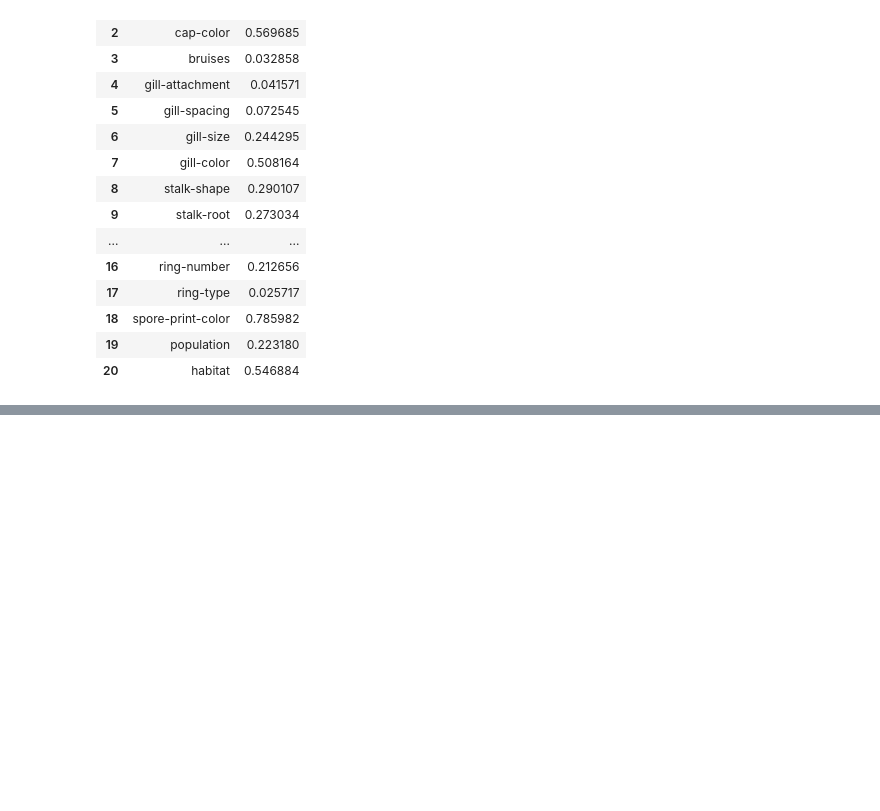
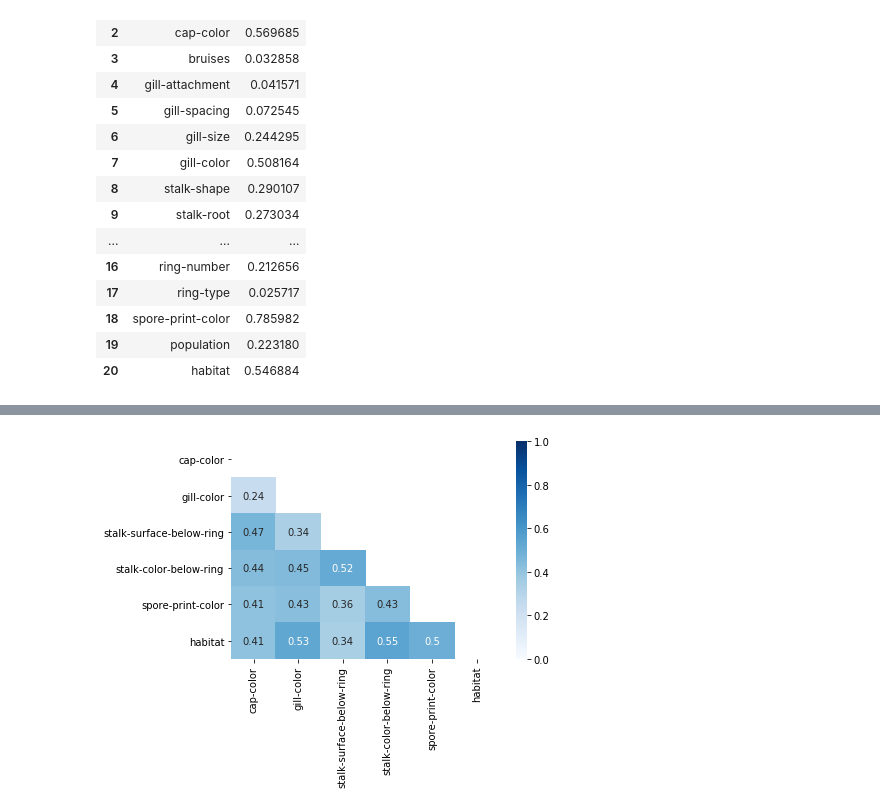
Before and after one commit to spacediver99/PythonDataScience, a Jupyter notebook: MushroomEdibility.ipynb, the cells around one changed output, grey strips where cells are left out. Drawn from its saved outputs; the diff is of its cells as text; code cells hidden in the pictures; blank space fills up the shorter version.

Commit message:
Add files via upload
Choose features that we will use to help us classify edibility of odorless mushrooms.

```diff
--- a/MushroomEdibility.ipynb
+++ b/MushroomEdibility.ipynb
@@ -170,3 +171,9 @@ associations
 | 18 | spore-print-color | 0.785982 |
 | 19 | population | 0.223180 |
 | 20 | habitat | 0.546884 |
+# %%
+# Looks like there are some features here that potentially encode information about edibility. Let's filter the features that have an association strength of >= 0.4
+indToRemove = associations[ associations['Strength'] < 0.4 ].index
+associations.drop(indToRemove , inplace = True)
+associations.reset_index(drop = True, inplace = True)
+display(associations)
@@ -172,0 +188,18 @@ associations
+# %%
+# Some of these features may be redundant to the task at hand. Let's build an association matrix and remove features that are highly associated with each other.
+features = associations['Feature']
+associationMatrix = pd.DataFrame(index = features, columns = features)
+
+for i in features:
+    for j in features:
+        xtab = pd.crosstab(odorless[i], odorless[j])
+        associationMatrix.loc[i, j] = CramersV(xtab)
+
+associationMatrix.fillna(value=np.nan, inplace=True)
+mask = np.zeros_like(associationMatrix, dtype = np.bool)
+mask[np.triu_indices_from(mask)] = True
+associationMatrix.index.name = None
+associationMatrix.columns.name = None
+heatmap = sb.heatmap(associationMatrix, cmap = "Blues", vmin = 0, vmax = 1, mask = mask, annot = True)
+# %% [output]
+[figure, added]
```
Also changed, not shown: parts of 5 cells of this notebook.
